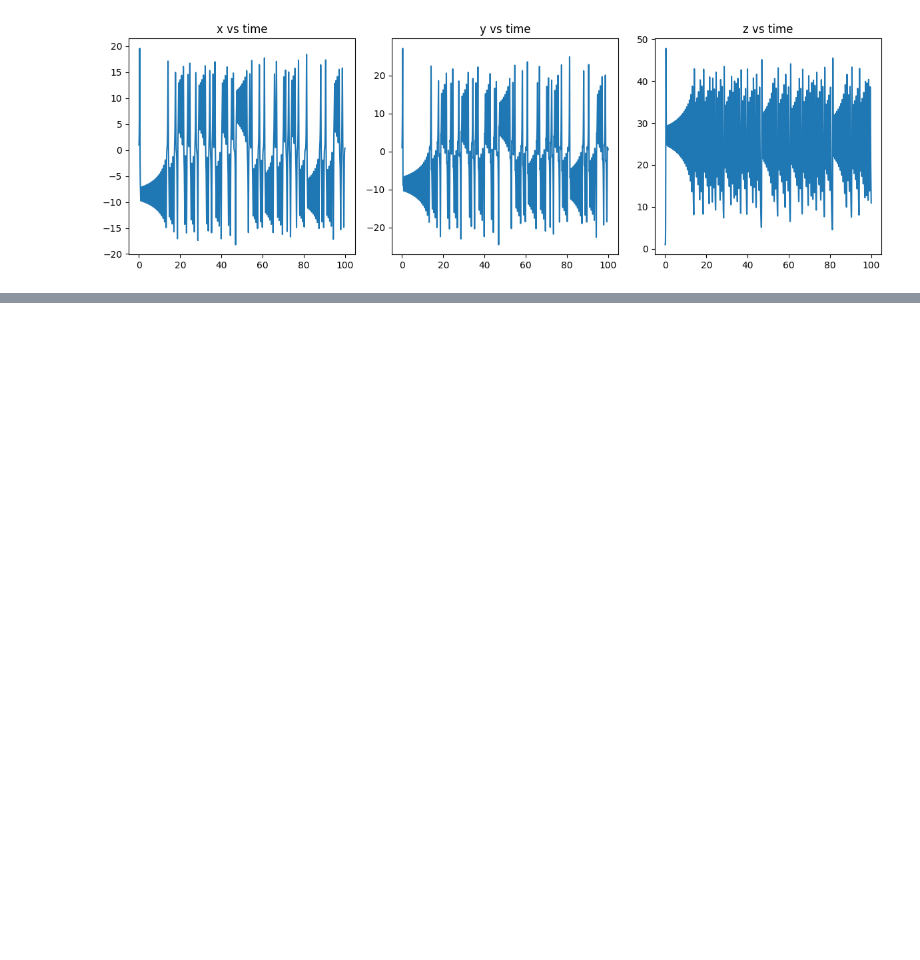
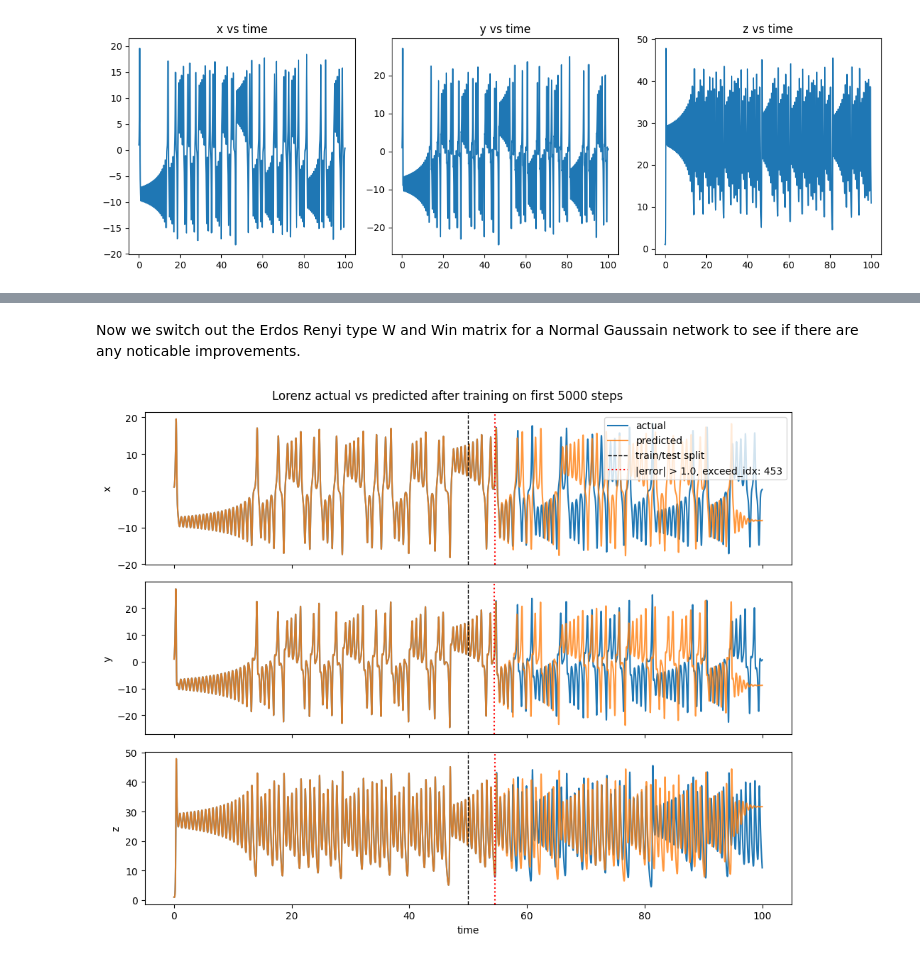
Before and after one commit to bs-machinelearning/reservoir-computing-research, a Jupyter notebook: reservoir/res_computer_first_kevin.ipynb, the cells around one changed output, grey strips where cells are left out. Cells and saved outputs as stored; diff of their text form; code cells hidden in the pictures; blank space fills up the shorter version.

```diff
--- a/reservoir/res_computer_first_kevin.ipynb
+++ b/reservoir/res_computer_first_kevin.ipynb
@@ -152,0 +294,80 @@ We use an Erdos Reyni network for W and Win. The real predicitons start after th
+# %% [markdown]
+Now we switch out the Erdos Renyi type W and Win matrix for a Normal Gaussain network to see if there are any noticable improvements.
+# %%
+# Parameter setup and plotting
+
+def W_create_gauss(row, col, J, mean=0.0):
+    """
+    Initializes the W matrix from a Gaussian distribution.
+    The variance is J^2 / N, so the standard deviation is J / sqrt(N).
+    """
+    std_dev = J / np.sqrt(row)
+    W = np.random.normal(loc=mean, scale=std_dev, size=(row, col))
+    return W
+
+
+
+n_reservoir = 300
+input_dim = 3
+reservoir_density = 0.1
+weight_scale = 1
+leak_rate = 0.3
+
+dt = 0.01
+t_max = 100
+train_len = 5000
+washout_len = 1000
+
+#creating the W and Win matrices
+W = W_create_gauss(row=n_reservoir, col=n_reservoir, J=weight_scale)
+Win = W_create_gauss(row=n_reservoir, col=input_dim, J=weight_scale)
+
+#generate the lorenz time series
+t, x, y, z = generate_lorenz_data(dt=dt, t_max=t_max)
+U = np.column_stack((x, y, z))
+
+#collect states and train Wout
+states = collect_states(W, Win, train_len, washout_len, U)
+Wout = train_Wout(states)
+
+#generate predictions and plot results
+predicted = generate_predictions_whole(W, Win, Wout, U, train_len, leak_rate=leak_rate)
+actual = U
+time_pred = t
+
+delta = 1.0  # choose your error threshold
+
+fig, axes = plt.subplots(3, 1, figsize=(10, 8), sharex=True)
+labels = ['x', 'y', 'z']
+
+# Plot actual vs predicted and mark where training stops and where the error exceeds the threshold
+for j, ax in enumerate(axes):
+    ax.plot(time_pred, actual[:, j], label='actual', color='tab:blue')
+    ax.plot(time_pred, predicted[:, j], label='predicted', color='tab:orange', alpha=0.8)
+
+    ax.axvline(time_pred[train_len], color='k', linestyle='--', linewidth=1, label='train/test split' if j == 0 else None)
+
+    post_train_error = np.abs(actual[train_len:, j] - predicted[train_len:, j])
+    exceed_idx = np.where(post_train_error > delta)[0]
+
+    if len(exceed_idx) > 0:
+        first_bad_idx = train_len + exceed_idx[0]
+        ax.axvline(
+            time_pred[first_bad_idx],
+            color='red',
+            linestyle=':',
+            linewidth=1.5,
+            label=f'|error| > {delta}, exceed_idx: {exceed_idx[0]}' if j == 0 else None
+        )
+
+    ax.set_ylabel(labels[j])
+
+    if j == 0:
+        ax.legend(loc='upper right')
+
+axes[-1].set_xlabel('time')
+fig.suptitle('Lorenz actual vs predicted after training on first 5000 steps')
+plt.tight_layout()
+plt.show()
+# %% [output]
+[figure, added]
```
Also changed, not shown: parts of 9 cells of this notebook.
